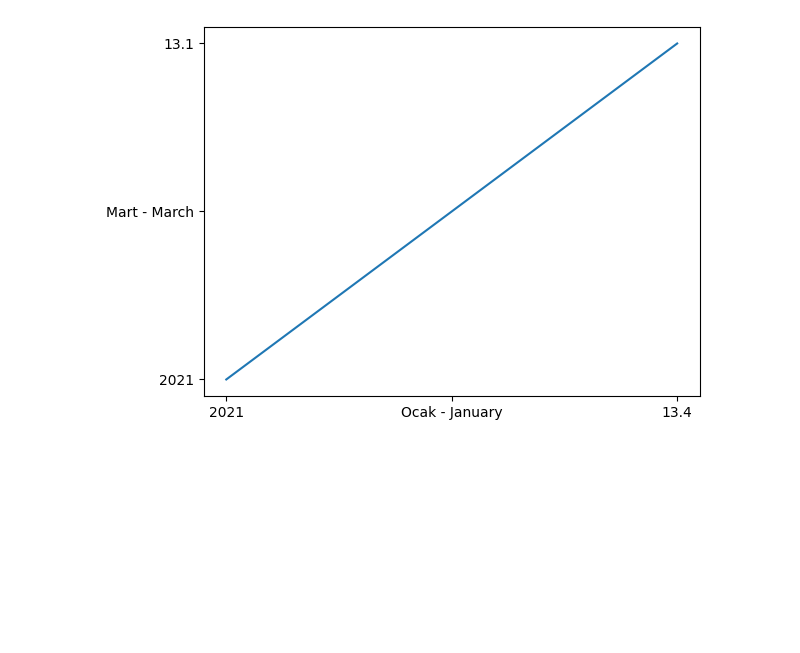
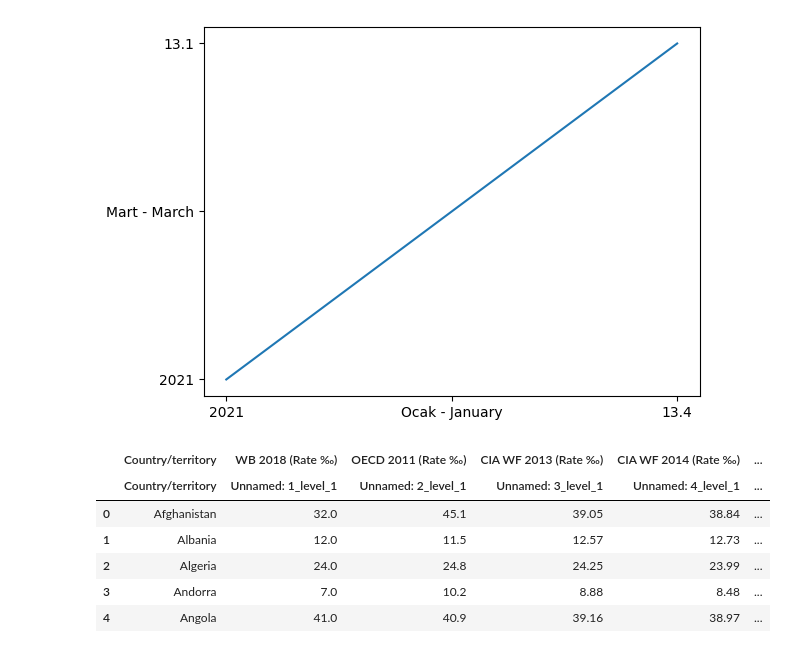
Before and after one commit to ayuksekdag/pythondatabases, a Jupyter notebook: notebook.ipynb, the cells around one changed output. Cells and saved outputs as stored; diff of their text form; code cells hidden in the pictures; blank space fills up the shorter version.

```diff
--- a/notebook.ipynb
+++ b/notebook.ipynb
@@ -56,3 +58,16 @@ plt.plot(l[0],l[2])
 [('2021', 'Ocak - January', 13.4), ('2021', 'Şubat - February', 14.1), ('2021', 'Mart - March', 13.1), ('2021', 'Nisan - April', 12.9), ('2021', 'Mayıs - May', 12.4), ('2021', 'Haziran - June', 10.4), ...
 [<matplotlib.lines.Line2D at 0x...>]
 [figure]
+# %%
+import pandas as pd
+tables = pd.read_html("https://en.wikipedia.org/wiki/List_of_sovereign_states_and_dependent_territories_by_birth_rate")
+countries = tables[0]
+countries.head()
+# %% [output]
+|  | Country/territory | WB 2018 (Rate ‰) | OECD 2011 (Rate ‰) | CIA WF 2013 (Rate ‰) | CIA WF 2014 (Rate ‰) | ... |
+|  | Country/territory | Unnamed: 1_level_1 | Unnamed: 2_level_1 | Unnamed: 3_level_1 | Unnamed: 4_level_1 | ... |
+| 0 | Afghanistan | 32.0 | 45.1 | 39.05 | 38.84 | ... |
+| 1 | Albania | 12.0 | 11.5 | 12.57 | 12.73 | ... |
+| 2 | Algeria | 24.0 | 24.8 | 24.25 | 23.99 | ... |
+| 3 | Andorra | 7.0 | 10.2 | 8.88 | 8.48 | ... |
+| 4 | Angola | 41.0 | 40.9 | 39.16 | 38.97 | ... |
```
Also changed, not shown: parts of 6 cells of this notebook.
